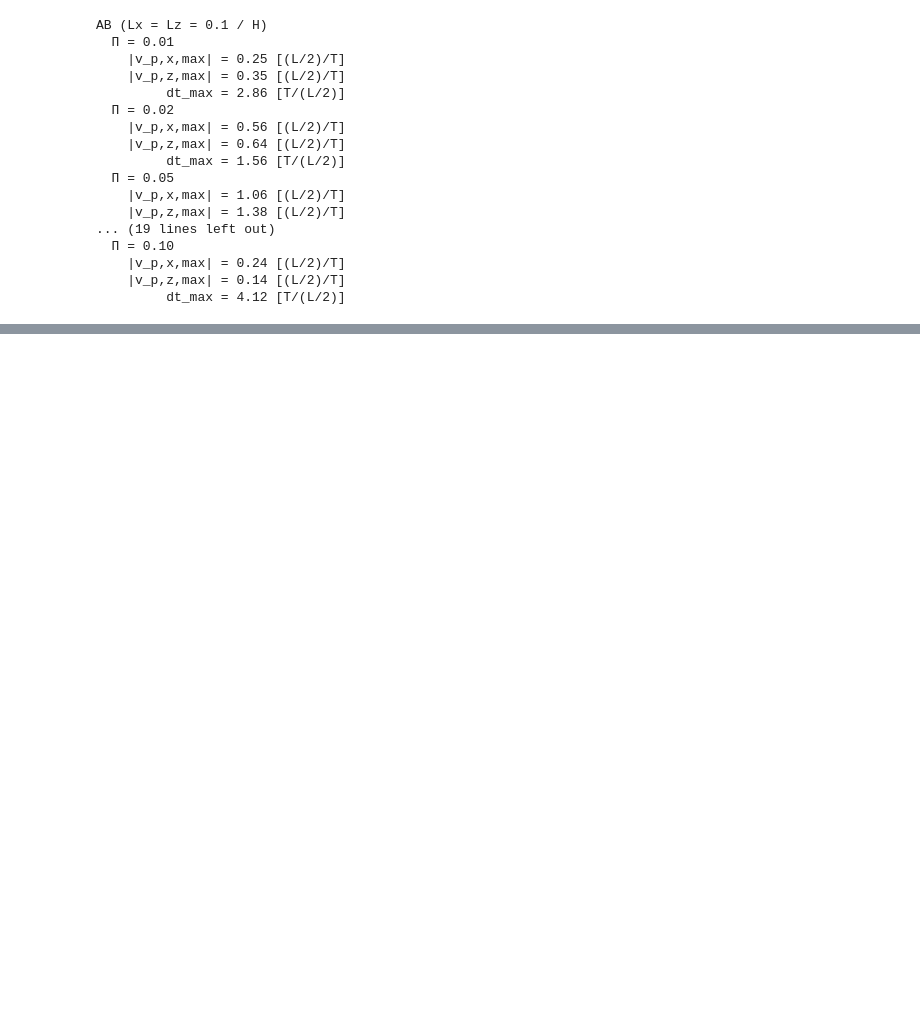
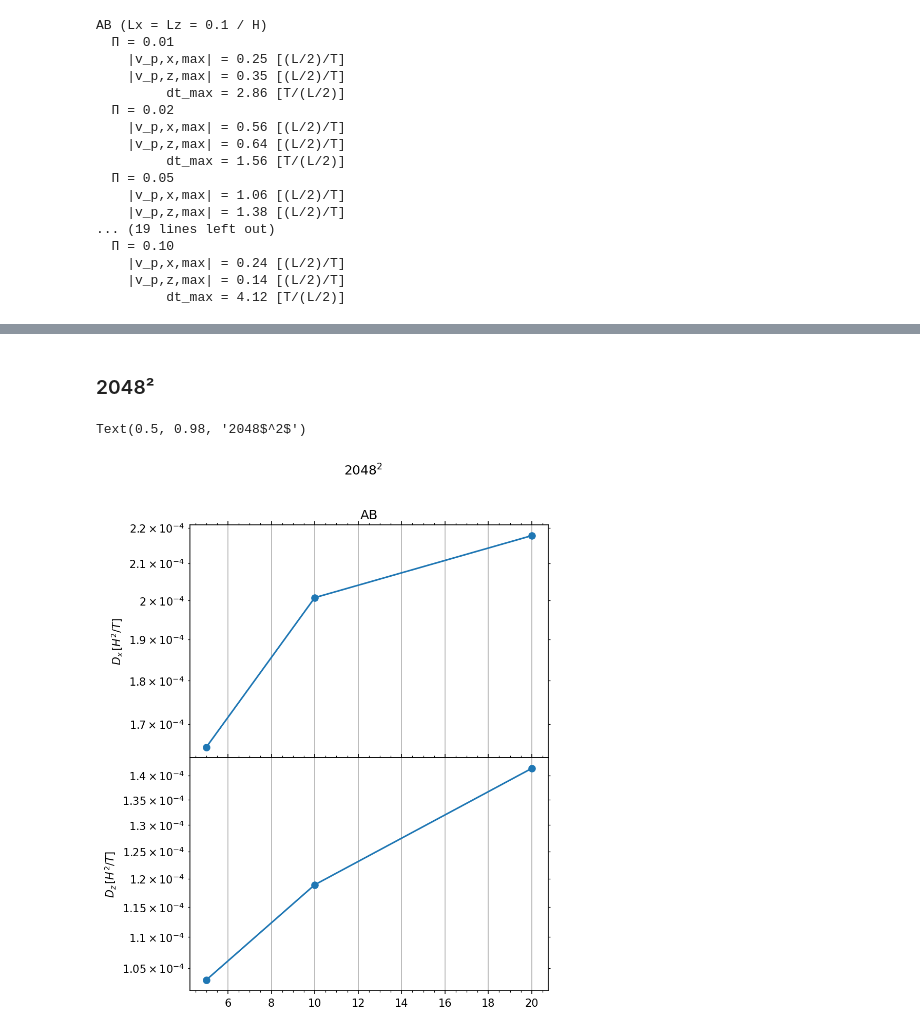
Before and after one commit to sabaronett/streaming-instability, a Jupyter notebook: ipynb/Fig?_Diffusion.ipynb, the cells around one changed output, grey strips where cells are left out. Drawn from its saved outputs; the diff is of its cells as text; code cells hidden in the pictures; blank space fills up the shorter version.

```diff
--- a/ipynb/Fig?_Diffusion.ipynb
+++ b/ipynb/Fig?_Diffusion.ipynb
@@ -104,0 +164,45 @@ BA      1.0     0.2     0.05    256²    1.8e-03    2.4e-04
+# %% [markdown]
+### 2048²
+# %%
+import sys
+sys.path.insert(0, '/home/stanley/bitbucket/ccyang/athena-dust/vis/python')
+import athena_read
+import matplotlib.pyplot as plt
+import numpy as np
+
+fig, axs = plt.subplots(2, 1, sharex=True, figsize=(6,8), dpi=150)
+workdir = '../unstrat'
+cases = ['AB']#, 'BA']
+Pi = '0.05'
+res = '2048'
+nouts = [5, 10, 20]
+dpxs, dpzs = np.zeros(len(nouts)), np.zeros(len(nouts))
+dirs = ['x', 'z']
+
+for i, case in enumerate(cases):
+    path = f'{workdir}/{case}/{Pi}/{res}'
+    athinput = athena_read.athinput(f'{path}/athinput.si')
+    epsilon = athinput['problem']['epsilon']
+    pi = athinput['problem']['duy0']
+
+    axs[0].set_title(case)
+
+    for j, nout in enumerate(nouts):
+        dcoeff = np.load(f'{path}/output/dcoeff-{nout}.npz')
+        dpxs[j], dpzs[j] =  dcoeff['dpx'][0], dcoeff['dpy'][0]
+
+    for j, dir in enumerate(dirs):
+        axs[j].grid()
+        axs[j].minorticks_on()
+        if dir == 'x': axs[j].semilogy(nouts, dpxs, '-o')
+        else: axs[j].semilogy(nouts, dpzs, '-o')
+        axs[j].set(ylabel=f'$D_{{{dir}}}\,[H^2/T]$')
+        axs[j].tick_params(which='both', top=True, right=True)
+
+axs[0].set(xlabel=r'Outputs')
+plt.subplots_adjust(hspace=0)
+plt.suptitle(f'{res}$^2$')
+# plt.savefig('figs/dcoeff_conv.png', bbox_inches='tight', pad_inches=0.01)
+# %% [output]
+Text(0.5, 0.98, '2048$^2$')
+[figure, added]
```
Also changed, not shown: parts of 26 cells of this notebook.
